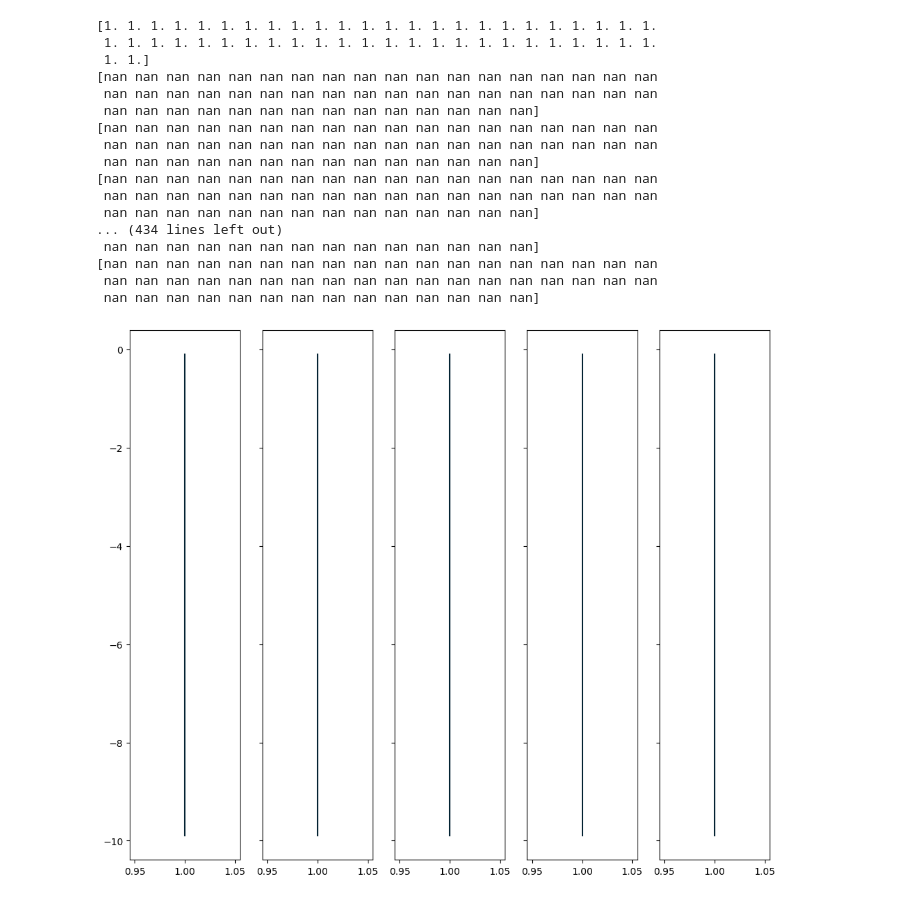
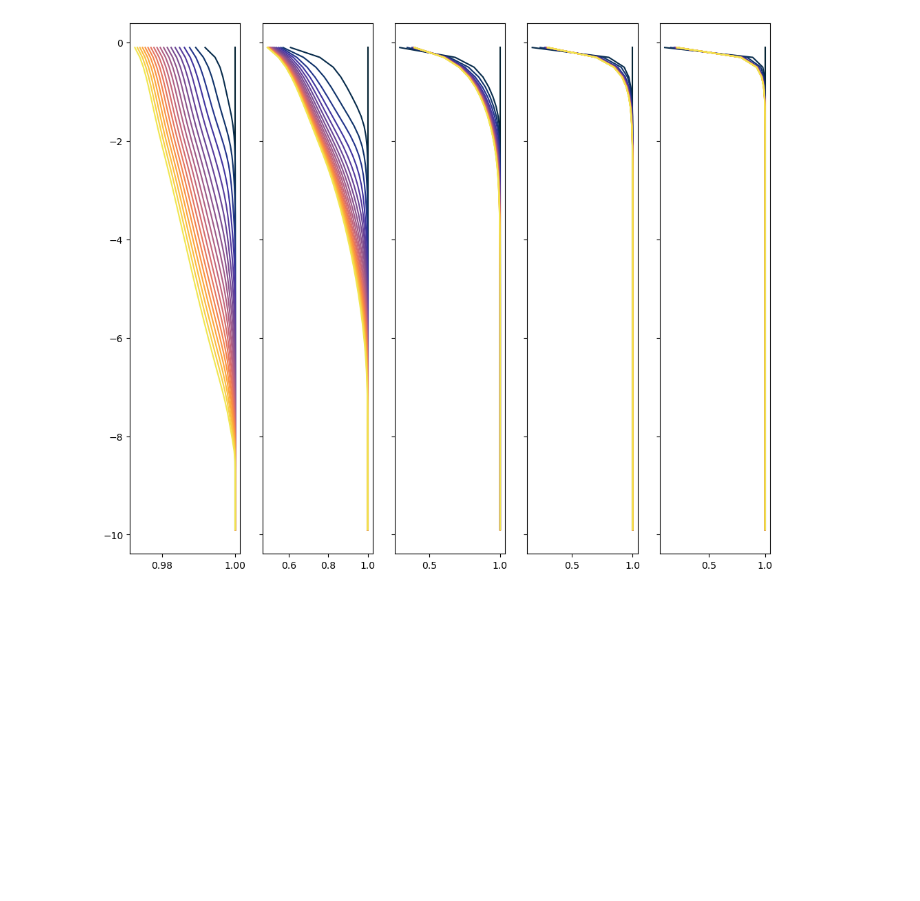
Before and after one commit to sienna-white/enkf_sediment, a Jupyter notebook: plot_sediment.ipynb, the cells around one changed output. Drawn from its saved outputs; the diff is of its cells as text; code cells hidden in the pictures; blank space fills up the shorter version.

```diff
--- a/plot_sediment.ipynb
+++ b/plot_sediment.ipynb
@@ -36,31 +36,14 @@ To opt-in to future behavior, set `decode_timedelta=False`.
 # %%
 
 fig, axs = plt.subplots(nrows=1, ncols=5, figsize=(12, 10), sharex=False, sharey=True)
 axs = axs.flatten()
 
-for t in range(0, nt, nt//140):
+for t in range(0, nt, nt//20):
     for i in range(5):
         # var = ds.Kz.isel(time=12)
         var = ds.ssc.isel(time=t).isel(Ds=i)
         axs[i].plot(var, -ds.z, color=cmo.cm.thermal(t/nt))
         # axs[i].plot(ds.ssc.isel(time=400).isel(Ds=i), ds.z)
-    print(var.values)
+    # print(var.values)
 # %% [output]
-[1. 1. 1. 1. 1. 1. 1. 1. 1. 1. 1. 1. 1. 1. 1. 1. 1. 1. 1. 1. 1. 1. 1. 1.
- 1. 1. 1. 1. 1. 1. 1. 1. 1. 1. 1. 1. 1. 1. 1. 1. 1. 1. 1. 1. 1. 1. 1. 1.
- 1. 1.]
-[nan nan nan nan nan nan nan nan nan nan nan nan nan nan nan nan nan nan
- nan nan nan nan nan nan nan nan nan nan nan nan nan nan nan nan nan nan
- nan nan nan nan nan nan nan nan nan nan nan nan nan nan]
-[nan nan nan nan nan nan nan nan nan nan nan nan nan nan nan nan nan nan
- nan nan nan nan nan nan nan nan nan nan nan nan nan nan nan nan nan nan
- nan nan nan nan nan nan nan nan nan nan nan nan nan nan]
-[nan nan nan nan nan nan nan nan nan nan nan nan nan nan nan nan nan nan
- nan nan nan nan nan nan nan nan nan nan nan nan nan nan nan nan nan nan
- nan nan nan nan nan nan nan nan nan nan nan nan nan nan]
-... (434 lines left out)
- nan nan nan nan nan nan nan nan nan nan nan nan nan nan]
-[nan nan nan nan nan nan nan nan nan nan nan nan nan nan nan nan nan nan
- nan nan nan nan nan nan nan nan nan nan nan nan nan nan nan nan nan nan
- nan nan nan nan nan nan nan nan nan nan nan nan nan nan]
-[figure, old version]
+[figure, new version]
```
Also changed, not shown: parts of 1 cell of this notebook, 3 other files.
